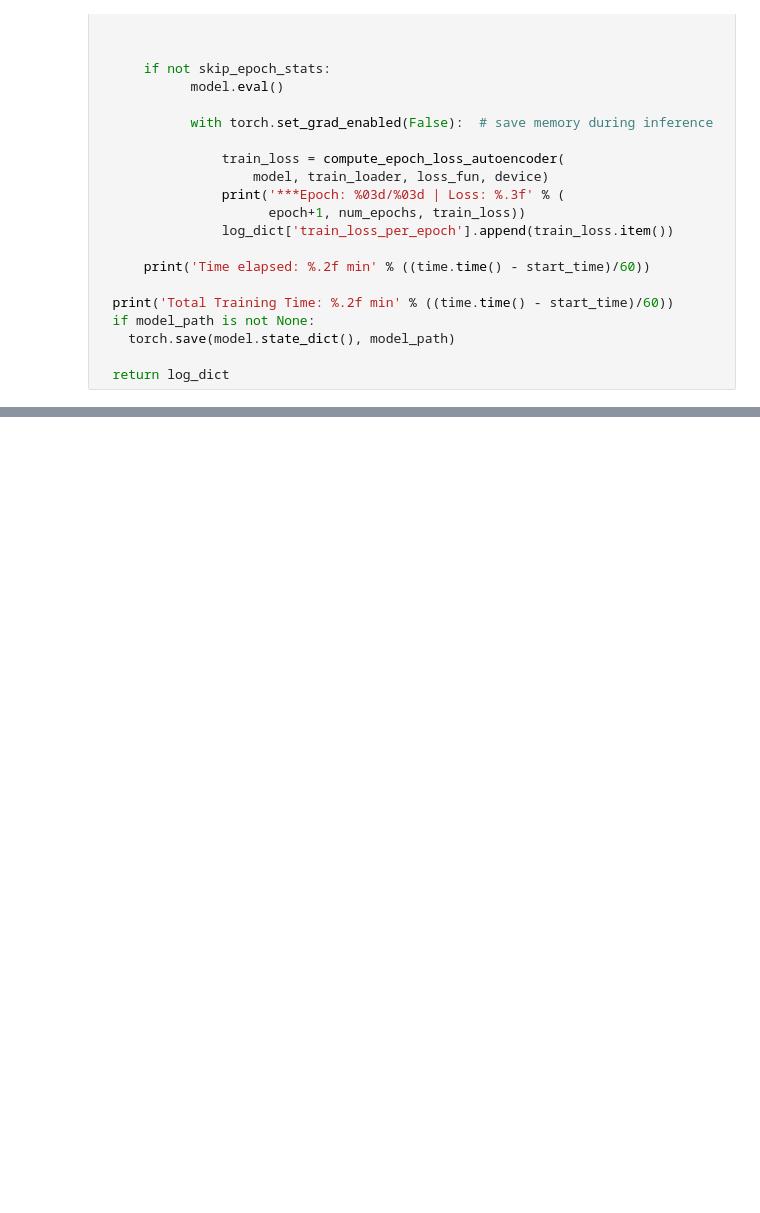
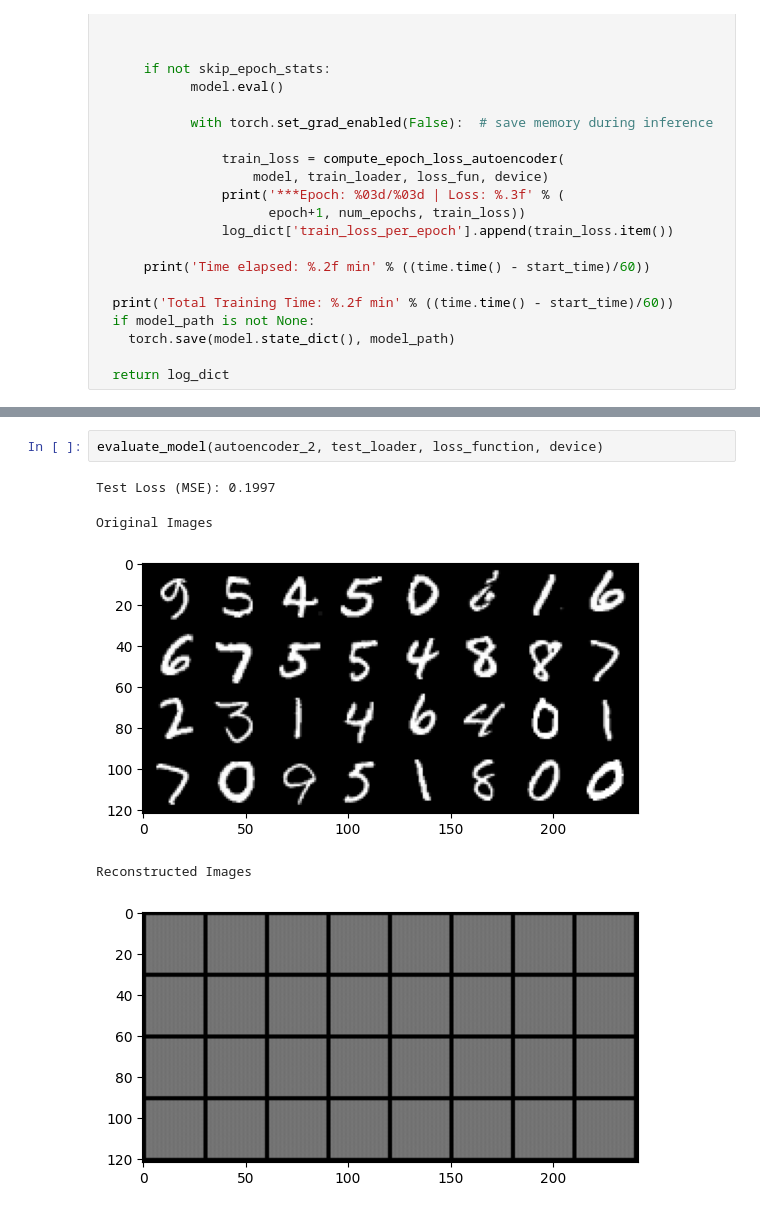
Before and after one commit to Bhimsendabby/Machine--Learning-practice, a Jupyter notebook: Autocoder_pytorch.ipynb, the cells around one changed output, grey strips where cells are left out. Cells and saved outputs as stored; diff of their text form; blank space fills up the shorter version.

```diff
--- a/Autocoder_pytorch.ipynb
+++ b/Autocoder_pytorch.ipynb
@@ -502,0 +507,8 @@ Epoch: 011/050 | Batch 1500/1875 | Loss: 0.1994
+# %%
+evaluate_model(autoencoder_2, test_loader, loss_function, device)
+# %% [output]
+Test Loss (MSE): 0.1997
+Original Images
+[figure, added]
+Reconstructed Images
+[figure, added]
```
Also changed, not shown: parts of 4 cells of this notebook.
